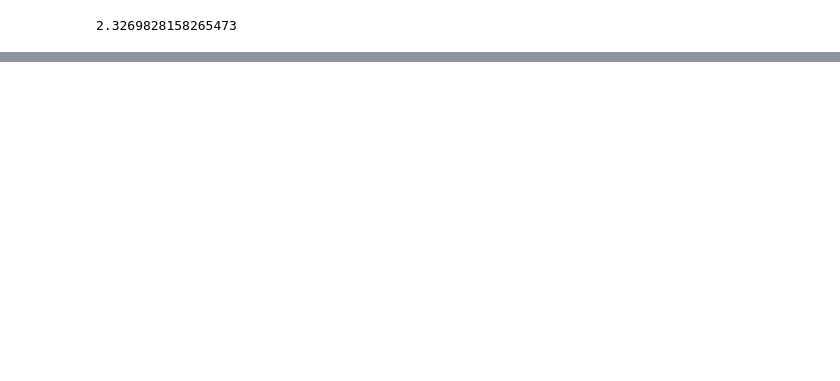
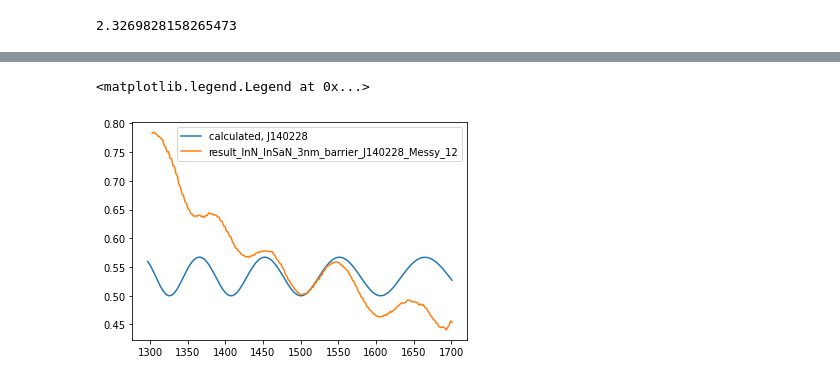
Before and after one commit to alexburg14/Fabry-Perot, a Jupyter notebook: import index.ipynb, the cells around one changed output, grey strips where cells are left out. Saved outputs shown, nothing was run; the diff lists cells and outputs as text; code cells hidden in the pictures; blank space fills up the shorter version.

```diff
--- a/import index.ipynb
+++ b/import index.ipynb
@@ -23,6 +23,10 @@ def Sapphire(x):
 
 def InN(x):
     return 2.9
+
+def InGaN(wavelength,x):
+    b = 3.6
+    return InN(wavelength) + (1-x)*Gallium(wavelength) - b*x*(1-x)
 # %%
 Gallium(1200)
 # %% [output]
@@ -45,0 +65,15 @@ plt.legend()
+# %%
+# J140228
+T4 =  []
+for x in x_data:
+    T4.append(Transmission(x, r = reflectance(Gallium(x),1)*reflectance(Gallium(x),Sapphire(x)) , optdick = (3.5*10**-6 * Gallium(x) + 0.55*10**-6 * InN(x) + 0.55*10**-6 * InGaN(x,0.9) )))
+T4 = np.array(T4)
+
+l = 200
+z = 3
+plt.plot(x_data[l:], -0.3*np.log(T4)[l:]+0.5, label="calculated, J140228")
+plt.plot(x_data[z:][l:], columns[3][l:], label="result_InN_InSaN_3nm_barrier_J140228_Messy_12")
+plt.legend()
+# %% [output]
+<matplotlib.legend.Legend at 0x...>
+[figure, added]
```
Also changed, not shown: parts of 10 cells of this notebook, 2 other files.
